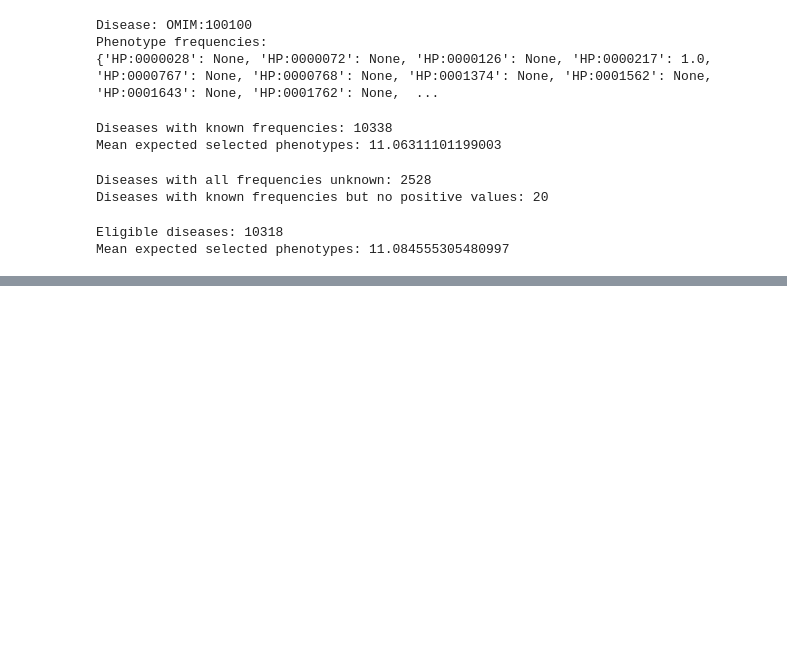
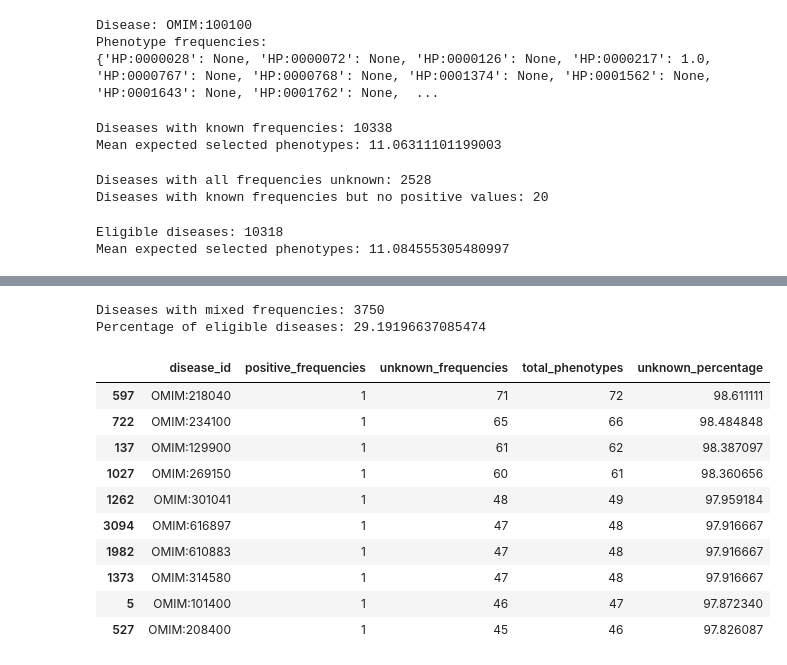
Before and after one commit to IuliaGalan/hpo-similarity-synthetic-vs-clinical, a Jupyter notebook: notebooks/02_synthetic_patient_generation.ipynb, the cells around one changed output, grey strips where cells are left out. Cells and saved outputs as stored; diff of their text form; code cells hidden in the pictures; blank space fills up the shorter version.

Commit message:
Implement frequency-based synthetic patient generation

```diff
--- a/notebooks/02_synthetic_patient_generation.ipynb
+++ b/notebooks/02_synthetic_patient_generation.ipynb
@@ -732,0 +943,18 @@ Mean expected selected phenotypes: 11.084555305480997
+# %%
+test_patients = generate_synthetic_patients(
+    disease_frequency_profiles=eligible_disease_profiles,
+    n_per_disease=10,
+    random_seed=42
+)
+
+print("Total patients:", len(test_patients))
+
+valid_patients = sum(
+    patient["is_valid"] for patient in test_patients
+)
+
+invalid_patients = len(test_patients) - valid_patients
+
+print("Valid patients:", valid_patients)
+print("Invalid patients:", invalid_patients)
+print("Invalid percentage:", invalid_patients / len(test_patients) * 100)
@@ -732,0 +1184,54 @@ Mean expected selected phenotypes: 11.084555305480997
+# %%
+# Identify diseases with both known positive and unknown frequencies.
+
+mixed_frequency_diseases = []
+
+for disease_id, profile in eligible_disease_profiles.items():
+
+    positive_count = sum(
+        freq is not None and freq > 0
+        for freq in profile.values()
+    )
+
+    unknown_count = sum(
+        freq is None
+        for freq in profile.values()
+    )
+
+    if positive_count > 0 and unknown_count > 0:
+        mixed_frequency_diseases.append({
+            "disease_id": disease_id,
+            "positive_frequencies": positive_count,
+            "unknown_frequencies": unknown_count,
+            "total_phenotypes": len(profile),
+            "unknown_percentage": (
+                unknown_count / len(profile) * 100
+            )
+        })
+
+mixed_frequency_df = pd.DataFrame(mixed_frequency_diseases)
+
+print("Diseases with mixed frequencies:", len(mixed_frequency_df))
+print(
+    "Percentage of eligible diseases:",
+    len(mixed_frequency_df) / len(eligible_disease_profiles) * 100
+)
+
+mixed_frequency_df.sort_values(
+    by="unknown_percentage",
+    ascending=False
+).head(10)
+# %% [output]
+Diseases with mixed frequencies: 3750
+Percentage of eligible diseases: 29.19196637085474
+|  | disease_id | positive_frequencies | unknown_frequencies | total_phenotypes | unknown_percentage |
+| 597 | OMIM:218040 | 1 | 71 | 72 | 98.611111 |
+| 722 | OMIM:234100 | 1 | 65 | 66 | 98.484848 |
+| 137 | OMIM:129900 | 1 | 61 | 62 | 98.387097 |
+| 1027 | OMIM:269150 | 1 | 60 | 61 | 98.360656 |
+| 1262 | OMIM:301041 | 1 | 48 | 49 | 97.959184 |
+| 3094 | OMIM:616897 | 1 | 47 | 48 | 97.916667 |
+| 1982 | OMIM:610883 | 1 | 47 | 48 | 97.916667 |
+| 1373 | OMIM:314580 | 1 | 47 | 48 | 97.916667 |
+| 5 | OMIM:101400 | 1 | 46 | 47 | 97.872340 |
+| 527 | OMIM:208400 | 1 | 45 | 46 | 97.826087 |
```
Also changed, not shown: parts of 57 cells of this notebook, 6 other files.
